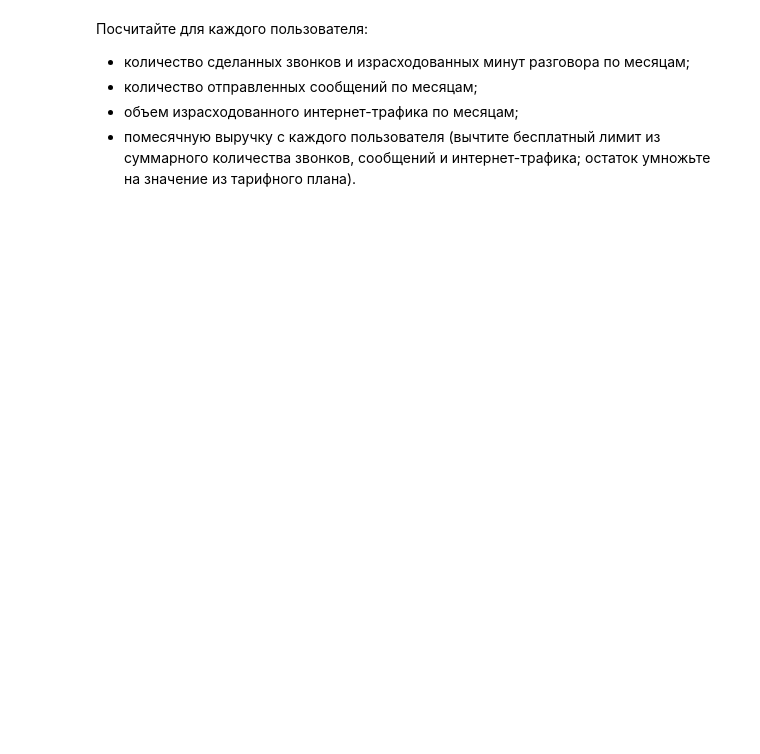
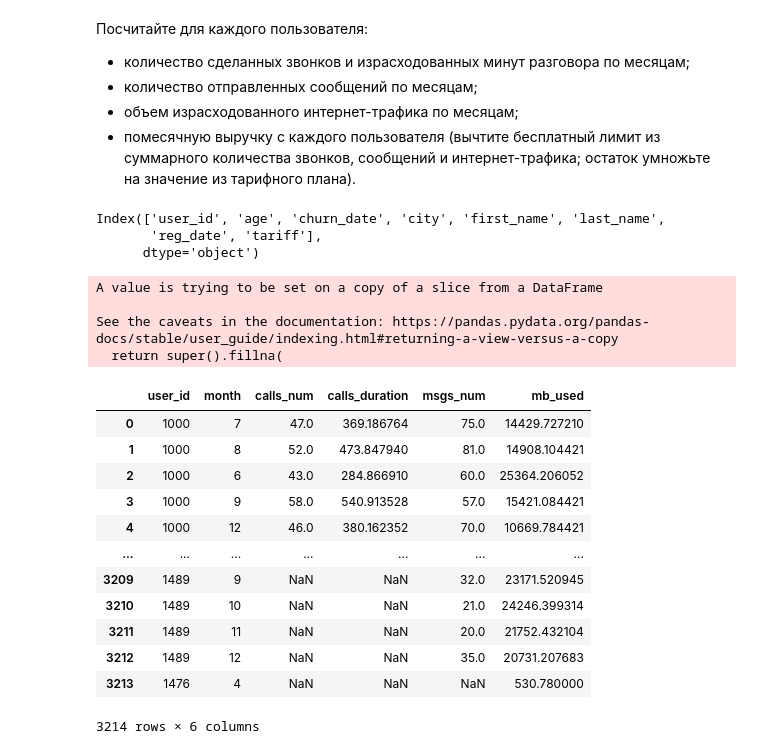
Before and after one commit to nikolai44/data-science-cource, a Jupyter notebook: sprint4/notebook.ipynb, the cells around one changed output. Saved outputs shown, nothing was run; the diff lists cells and outputs as text; code cells hidden in the pictures; blank space fills up the shorter version.

```diff
--- a/sprint4/notebook.ipynb
+++ b/sprint4/notebook.ipynb
@@ -94,3 +111,55 @@ users.reg_date = pd.to_datetime(users.reg_date)
 - количество отправленных сообщений по месяцам;
 - объем израсходованного интернет-трафика по месяцам;
 - помесячную выручку с каждого пользователя (вычтите бесплатный лимит из суммарного количества звонков, сообщений и интернет-трафика; остаток умножьте на значение из тарифного плана).
+# %%
+users.columns
+# %% [output]
+Index(['user_id', 'age', 'churn_date', 'city', 'first_name', 'last_name',
+       'reg_date', 'tariff'],
+      dtype='object')
+# %%
+df = users.merge(calls, on='user_id')
+df.rename(columns={'id': 'call_id'}, inplace=True)
+df['month'] = df.call_date.dt.month
+df['calls_num'] = df.groupby(['user_id', 'month']).duration.transform('count')
+df['calls_duration'] = df.groupby(['user_id', 'month']).duration.transform('sum')
+
+total = df[['user_id', 'month', 'calls_num', 'calls_duration']].drop_duplicates(['user_id', 'month'])
+total[['calls_num', 'calls_duration']].fillna(0, inplace=True)
+# %% [output]
+A value is trying to be set on a copy of a slice from a DataFrame
+
+See the caveats in the documentation: https://pandas.pydata.org/pandas-docs/stable/user_guide/indexing.html#returning-a-view-versus-a-copy
+  return super().fillna(
+# %%
+df_msgs = users.merge(messages, on=['user_id'])
+df_msgs.rename(columns={'id': 'msg_id'}, inplace=True)
+df_msgs['month'] = df_msgs.message_date.dt.month
+msgs = df_msgs.groupby(['user_id', 'month'], as_index=False).msg_id.count()
+msgs.rename(columns={'msg_id': 'msgs_num'}, inplace=True)
+
+total = total.merge(msgs, on=['user_id', 'month'], how='outer')
+total.msgs_num.fillna(0, inplace=True)
+# %%
+df = users.merge(internet, on='user_id')
+df.rename(columns={'id': 'internet_id'}, inplace=True)
+df['month'] = df.session_date.dt.month
+traffic = df.groupby(['user_id', 'month']).mb_used.sum()
+
+total = total.merge(traffic, on=['user_id', 'month'], how='outer')
+total.mb_used.fillna(0, inplace=True)
+total
+# %% [output]
+|  | user_id | month | calls_num | calls_duration | msgs_num | mb_used |
+| 0 | 1000 | 7 | 47.0 | 369.186764 | 75.0 | 14429.727210 |
+| 1 | 1000 | 8 | 52.0 | 473.847940 | 81.0 | 14908.104421 |
+| 2 | 1000 | 6 | 43.0 | 284.866910 | 60.0 | 25364.206052 |
+| 3 | 1000 | 9 | 58.0 | 540.913528 | 57.0 | 15421.084421 |
+| 4 | 1000 | 12 | 46.0 | 380.162352 | 70.0 | 10669.784421 |
+| ... | ... | ... | ... | ... | ... | ... |
+| 3209 | 1489 | 9 | NaN | NaN | 32.0 | 23171.520945 |
+| 3210 | 1489 | 10 | NaN | NaN | 21.0 | 24246.399314 |
+| 3211 | 1489 | 11 | NaN | NaN | 20.0 | 21752.432104 |
+| 3212 | 1489 | 12 | NaN | NaN | 35.0 | 20731.207683 |
+| 3213 | 1476 | 4 | NaN | NaN | NaN | 530.780000 |
+3214 rows × 6 columns
```
Also changed, not shown: parts of 23 cells of this notebook.
